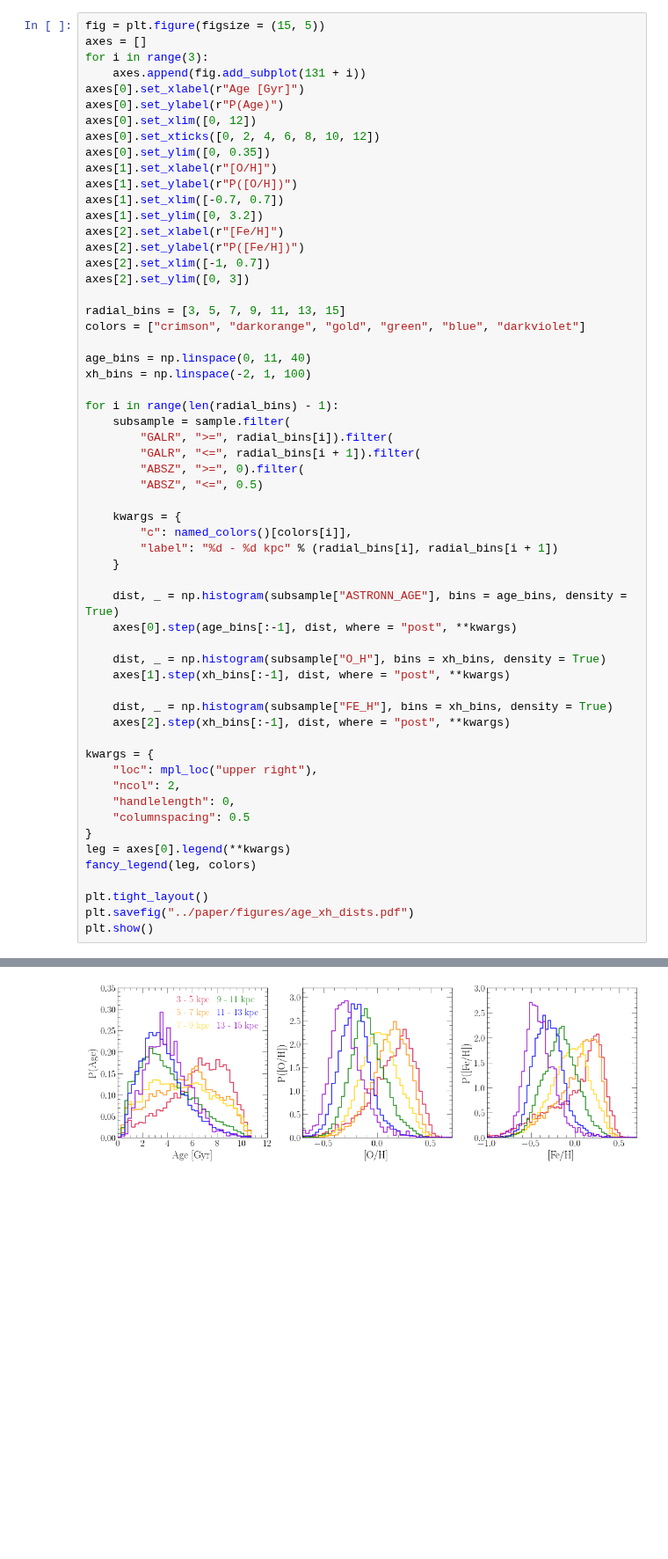
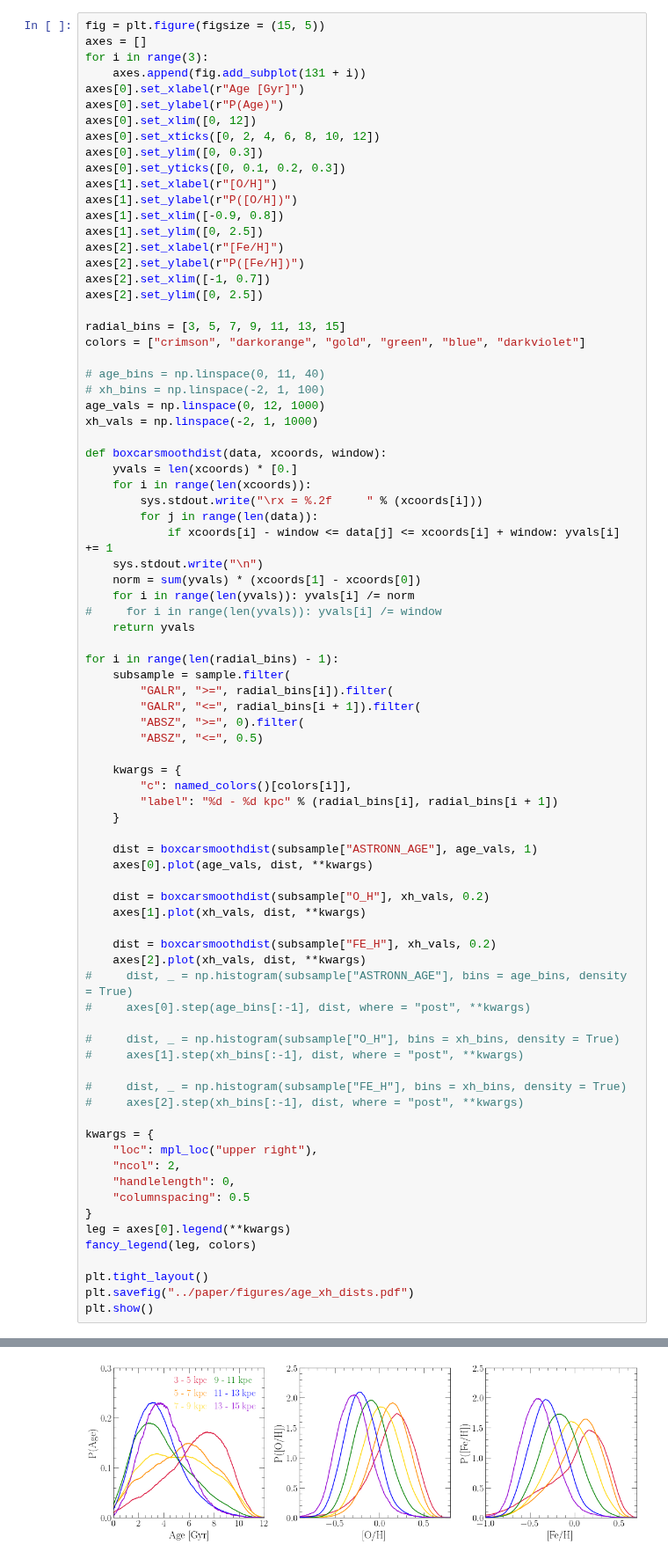
Before and after one commit to giganano/outflows, a Jupyter notebook: notebooks/paperfigures.ipynb, the cells around one changed output, grey strips where cells are left out. Shown at 88% size. Drawn from its saved outputs; the diff is of its cells as text; blank space fills up the shorter version.

```diff
--- a/notebooks/paperfigures.ipynb
+++ b/notebooks/paperfigures.ipynb
@@ -108,21 +108,36 @@ axes[0].set_xlabel(r"Age [Gyr]")
 axes[0].set_ylabel(r"P(Age)")
 axes[0].set_xlim([0, 12])
 axes[0].set_xticks([0, 2, 4, 6, 8, 10, 12])
-axes[0].set_ylim([0, 0.35])
+axes[0].set_ylim([0, 0.3])
+axes[0].set_yticks([0, 0.1, 0.2, 0.3])
 axes[1].set_xlabel(r"[O/H]")
 axes[1].set_ylabel(r"P([O/H])")
-axes[1].set_xlim([-0.7, 0.7])
-axes[1].set_ylim([0, 3.2])
+axes[1].set_xlim([-0.9, 0.8])
+axes[1].set_ylim([0, 2.5])
 axes[2].set_xlabel(r"[Fe/H]")
 axes[2].set_ylabel(r"P([Fe/H])")
 axes[2].set_xlim([-1, 0.7])
-axes[2].set_ylim([0, 3])
+axes[2].set_ylim([0, 2.5])
 
 radial_bins = [3, 5, 7, 9, 11, 13, 15]
 colors = ["crimson", "darkorange", "gold", "green", "blue", "darkviolet"]
 
-age_bins = np.linspace(0, 11, 40)
-xh_bins = np.linspace(-2, 1, 100)
+# age_bins = np.linspace(0, 11, 40)
+# xh_bins = np.linspace(-2, 1, 100)
+age_vals = np.linspace(0, 12, 1000)
+xh_vals = np.linspace(-2, 1, 1000)
+
+def boxcarsmoothdist(data, xcoords, window):
+    yvals = len(xcoords) * [0.]
+    for i in range(len(xcoords)):
+        sys.stdout.write("\rx = %.2f     " % (xcoords[i]))
+        for j in range(len(data)):
+            if xcoords[i] - window <= data[j] <= xcoords[i] + window: yvals[i] += 1
+    sys.stdout.write("\n")
+    norm = sum(yvals) * (xcoords[1] - xcoords[0])
+    for i in range(len(yvals)): yvals[i] /= norm
+#     for i in range(len(yvals)): yvals[i] /= window
+    return yvals
 
 for i in range(len(radial_bins) - 1):
     subsample = sample.filter(
@@ -136,14 +151,22 @@ for i in range(len(radial_bins) - 1):
         "label": "%d - %d kpc" % (radial_bins[i], radial_bins[i + 1])
     }
 
-    dist, _ = np.histogram(subsample["ASTRONN_AGE"], bins = age_bins, density = True)
-    axes[0].step(age_bins[:-1], dist, where = "post", **kwargs)
+    dist = boxcarsmoothdist(subsample["ASTRONN_AGE"], age_vals, 1)
+    axes[0].plot(age_vals, dist, **kwargs)
 
-    dist, _ = np.histogram(subsample["O_H"], bins = xh_bins, density = True)
-    axes[1].step(xh_bins[:-1], dist, where = "post", **kwargs)
+    dist = boxcarsmoothdist(subsample["O_H"], xh_vals, 0.2)
+    axes[1].plot(xh_vals, dist, **kwargs)
 
-    dist, _ = np.histogram(subsample["FE_H"], bins = xh_bins, density = True)
-    axes[2].step(xh_bins[:-1], dist, where = "post", **kwargs)
+    dist = boxcarsmoothdist(subsample["FE_H"], xh_vals, 0.2)
+    axes[2].plot(xh_vals, dist, **kwargs)
+#     dist, _ = np.histogram(subsample["ASTRONN_AGE"], bins = age_bins, density = True)
+#     axes[0].step(age_bins[:-1], dist, where = "post", **kwargs)
+
+#     dist, _ = np.histogram(subsample["O_H"], bins = xh_bins, density = True)
+#     axes[1].step(xh_bins[:-1], dist, where = "post", **kwargs)
+
+#     dist, _ = np.histogram(subsample["FE_H"], bins = xh_bins, density = True)
+#     axes[2].step(xh_bins[:-1], dist, where = "post", **kwargs)
 
 kwargs = {
     "loc": mpl_loc("upper right"),
@@ -161,4 +202,4 @@ plt.show()
-[figure, old version]
+[figure, new version]
 # %%
 # def skewnormal(x, a, mean, std):
 #     return 1 / std * skewnorm.pdf((x - mean) / std, a)
```
Also changed, not shown: parts of 2 cells of this notebook, 7 other files.
